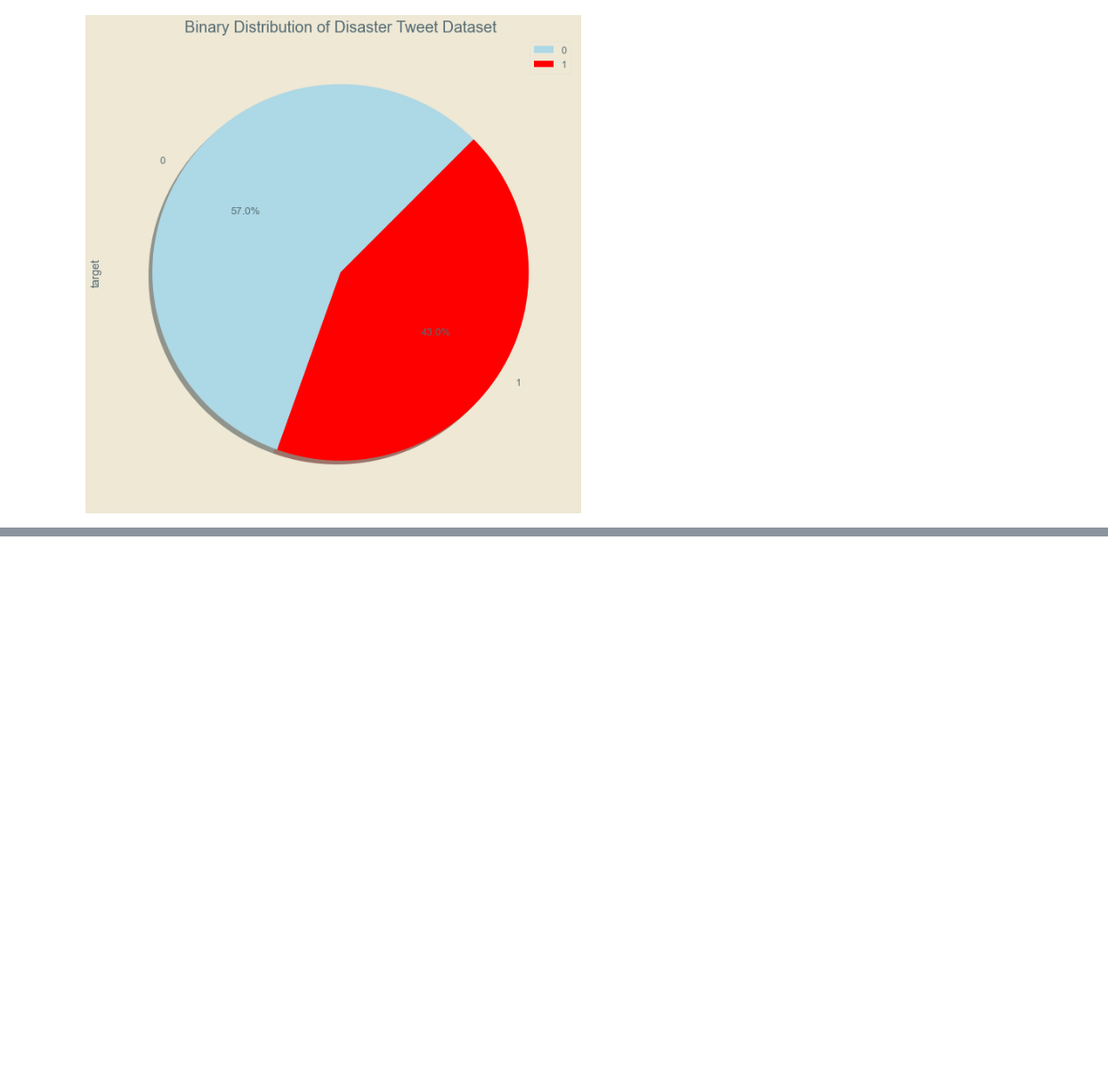
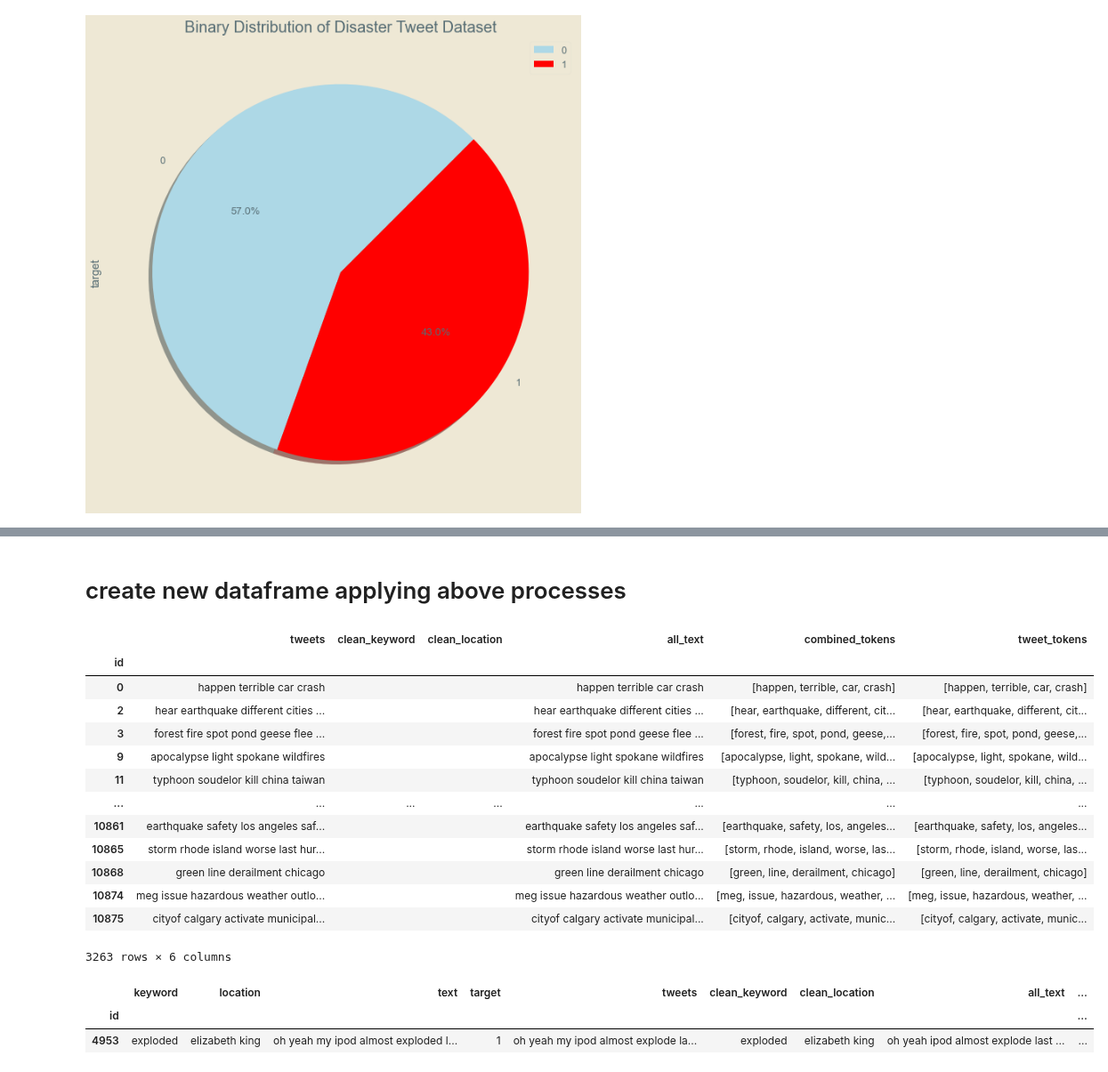
Before and after one commit to 8REN/disaster_tweets, a Jupyter notebook: preprocess_text.ipynb, the cells around one changed output, grey strips where cells are left out. Shown at 89% size. Drawn from its saved outputs; the diff is of its cells as text; code cells hidden in the pictures; blank space fills up the shorter version.

```diff
--- a/preprocess_text.ipynb
+++ b/preprocess_text.ipynb
@@ -167,2 +220,0 @@ df['clean_location'] = preprocess_location(df.location.astype(str))
-# %%
-test_df['clean_location'] = preprocess_location(test_df.location.astype(str))
@@ -169,18 +223,18 @@ test_df['clean_location'] = preprocess_location(test_df.location.astype(str))
 # %%
 def combine_columns(df):
-    df['keyword'] = df.keyword.astype(str)
-    df['keyword'] = df.keyword.str.lower()
-    df['keyword'] = df.keyword.str.replace(r'nan', r'')
+    df['clean_keyword'] = df.clean_keyword.astype(str)
+    df['clean_keyword'] = df.clean_keyword.str.lower()
+    df['clean_keyword'] = df.clean_keyword.str.replace(r'nan', r'')
     df['clean_location'] = df.clean_location.astype(str)
     df['clean_location'] = df.clean_location.str.lower()
     df['clean_location'] = df.clean_location.str.replace(r'nan', r'')
     df['tweets'] = df.tweets.astype(str)
     df['all_text'] = df['tweets'].str.cat(df['clean_location'],sep=" ")
-    df['all_text'] = df['all_text'].str.cat(df['keyword'],sep=" ")
+    df['all_text'] = df['all_text'].str.cat(df['clean_keyword'],sep=" ")
     df['all_text'] = df['all_text'].str.strip()
     df['combined_tokens'] = df.all_text.apply(lambda row: row.split())
     df['tweet_tokens'] = df.tweets.apply(lambda row: row.split())
-    return df
+    new_df = df.drop(['keyword', 'location', 'text'], axis=1)
+    return new_df
-# %%
-train_df = combine_columns(df)
-test_df = combine_columns(test_df)
+# %% [markdown]
+# create new dataframe applying above processes
@@ -187 +243,27 @@ test_df = combine_columns(test_df)
+# %%
+df['tweets'] = tweet_preprocess(df.text)
+test_df['tweets'] = tweet_preprocess(test_df.text)
+df['clean_keyword'] = process_keyword(df.keyword.astype(str))
+test_df['clean_keyword'] = process_keyword(test_df.keyword.astype(str))
+df['clean_location'] = df.location.astype(str)
+test_df['clean_location'] = test_df.location.astype(str)
+train_df = combine_columns(df)
+test_df2 = combine_columns(test_df)
+# %%
+test_df2
+# %% [output]
+|  | tweets | clean_keyword | clean_location | all_text | combined_tokens | tweet_tokens |
+| id |  |  |  |  |  |  |
+| 0 | happen terrible car crash |  |  | happen terrible car crash | [happen, terrible, car, crash] | [happen, terrible, car, crash] |
+| 2 | hear earthquake different cities ... |  |  | hear earthquake different cities ... | [hear, earthquake, different, cit... | [hear, earthquake, different, cit... |
+| 3 | forest fire spot pond geese flee ... |  |  | forest fire spot pond geese flee ... | [forest, fire, spot, pond, geese,... | [forest, fire, spot, pond, geese,... |
+| 9 | apocalypse light spokane wildfires |  |  | apocalypse light spokane wildfires | [apocalypse, light, spokane, wild... | [apocalypse, light, spokane, wild... |
+| 11 | typhoon soudelor kill china taiwan |  |  | typhoon soudelor kill china taiwan | [typhoon, soudelor, kill, china, ... | [typhoon, soudelor, kill, china, ... |
+| ... | ... | ... | ... | ... | ... | ... |
+| 10861 | earthquake safety los angeles saf... |  |  | earthquake safety los angeles saf... | [earthquake, safety, los, angeles... | [earthquake, safety, los, angeles... |
+| 10865 | storm rhode island worse last hur... |  |  | storm rhode island worse last hur... | [storm, rhode, island, worse, las... | [storm, rhode, island, worse, las... |
+| 10868 | green line derailment chicago |  |  | green line derailment chicago | [green, line, derailment, chicago] | [green, line, derailment, chicago] |
+| 10874 | meg issue hazardous weather outlo... |  |  | meg issue hazardous weather outlo... | [meg, issue, hazardous, weather, ... | [meg, issue, hazardous, weather, ... |
+| 10875 | cityof calgary activate municipal... |  |  | cityof calgary activate municipal... | [cityof, calgary, activate, munic... | [cityof, calgary, activate, munic... |
+3263 rows × 6 columns
 # %%
@@ -192,5 +286,11 @@ corps = []
 for token in df.tweets:
     s = token.split()
     corps.extend(s)
+# %%
+df.loc[df.text.str.contains('akxbskdn')]
+# %% [output]
+|  | keyword | location | text | target | tweets | clean_keyword | clean_location | all_text | ... |
+| id |  |  |  |  |  |  |  |  | ... |
+| 4953 | exploded | elizabeth king | oh yeah my ipod almost exploded l... | 1 | oh yeah my ipod almost explode la... | exploded | elizabeth king | oh yeah ipod almost explode last ... | ... |
 # %%
 corps = np.unique(corps)
```
Also changed, not shown: parts of 34 cells of this notebook.
